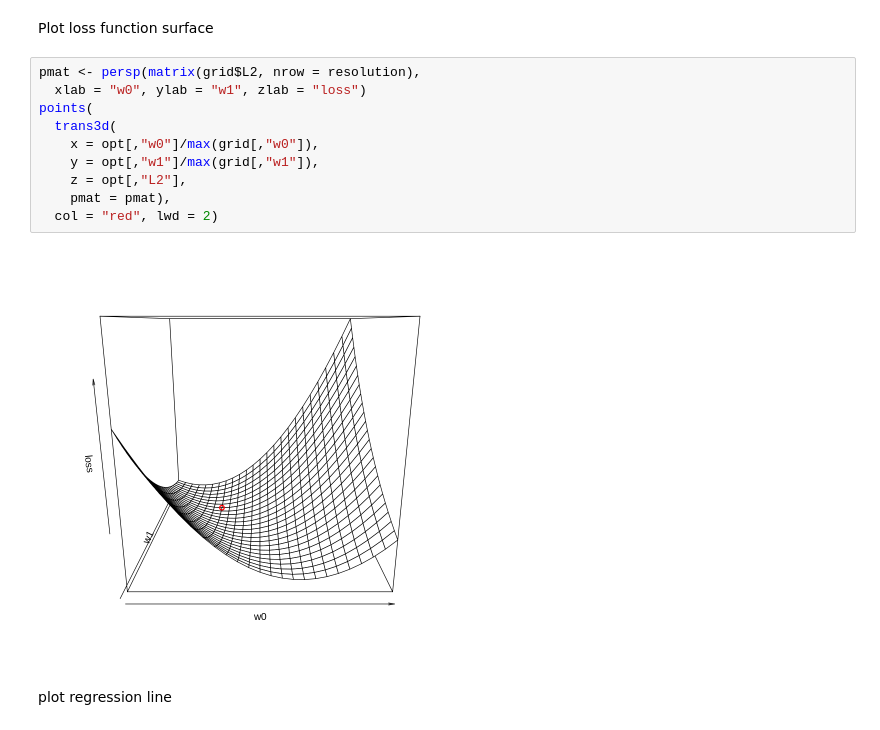
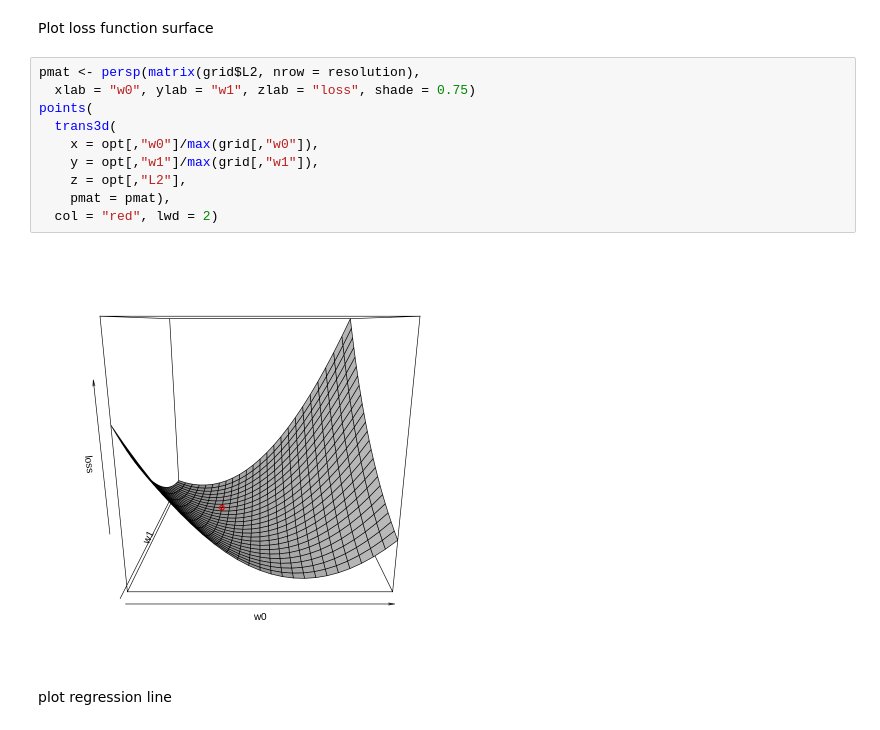
Before and after one commit to mhahsler/CS7320-AI, a Jupyter notebook: ML/line_fitting.ipynb, the cells around one changed output. Drawn from its saved outputs; the diff is of its cells as text.

```diff
--- a/ML/line_fitting.ipynb
+++ b/ML/line_fitting.ipynb
@@ -87,16 +87,16 @@ A data.frame: 1 × 3
 Plot loss function surface
 # %%
 pmat <- persp(matrix(grid$L2, nrow = resolution),
-  xlab = "w0", ylab = "w1", zlab = "loss")
+  xlab = "w0", ylab = "w1", zlab = "loss", shade = 0.75)
 points(
   trans3d(
     x = opt[,"w0"]/max(grid[,"w0"]),
     y = opt[,"w1"]/max(grid[,"w1"]),
     z = opt[,"L2"],
     pmat = pmat),
   col = "red", lwd = 2)
 # %% [output]
-[figure, old version]
+[figure, new version]
 # %% [markdown]
 plot regression line
 # %%
```
Also changed, not shown: parts of 25 cells of this notebook.
